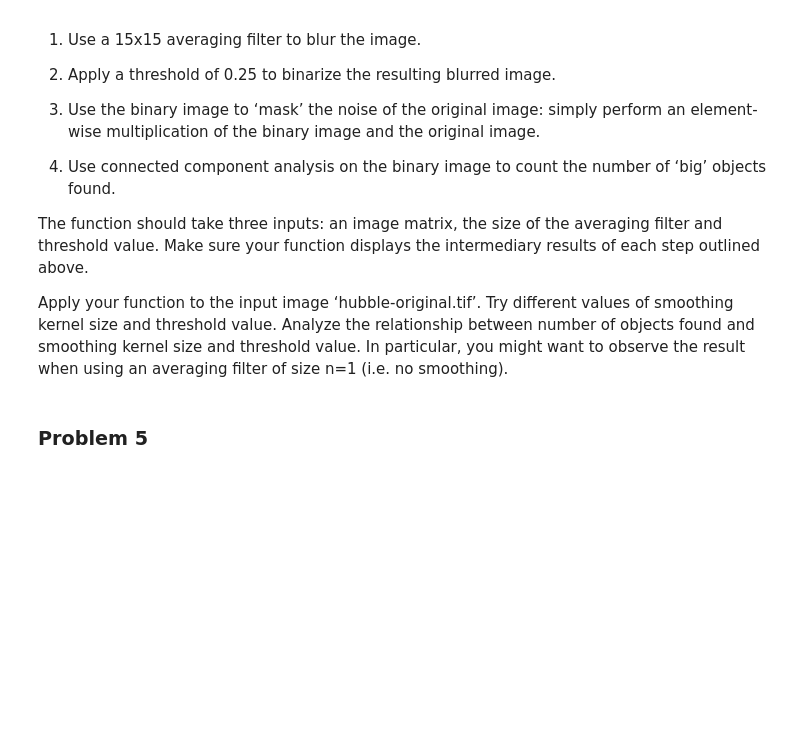
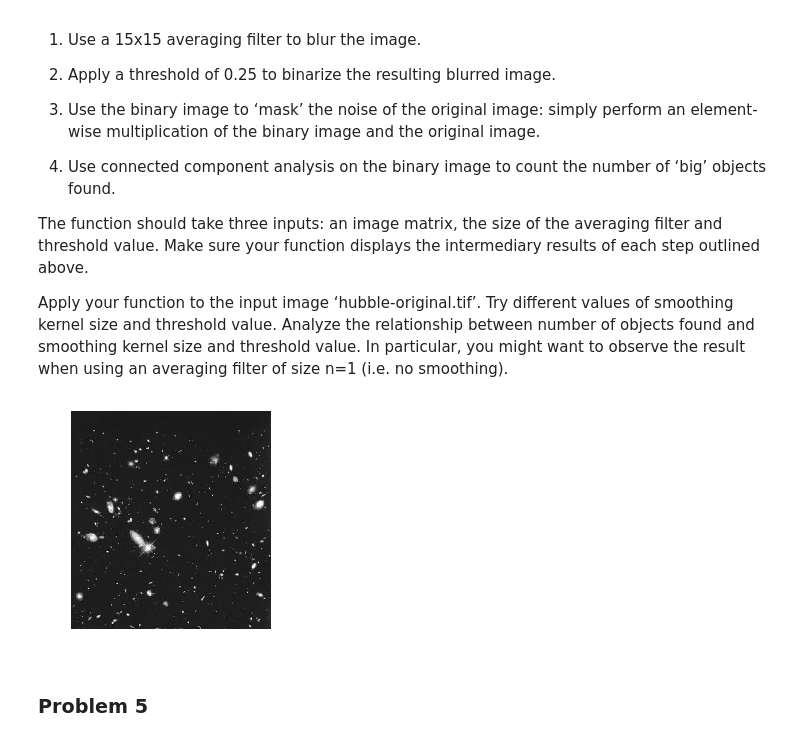
Before and after one commit to Jorgee1/Journey-to-PDI, a Jupyter notebook: Taller_5/problem_set_5.ipynb, the cells around one changed output. Saved outputs shown, nothing was run; the diff lists cells and outputs as text; code cells hidden in the pictures; blank space fills up the shorter version.

```diff
--- a/Taller_5/problem_set_5.ipynb
+++ b/Taller_5/problem_set_5.ipynb
@@ -62,6 +144,16 @@ Suppose that you are observing objects in the night sky. Suppose that only ‘bi
 The function should take three inputs: an image matrix, the size of the averaging filter and threshold value. Make sure your function displays the intermediary results of each step outlined above.
 
 Apply your function to the input image ‘hubble-original.tif’. Try different values of smoothing kernel size and threshold value. Analyze the relationship between number of objects found and smoothing kernel size and threshold value. In particular, you might want to observe the result when using an averaging filter of size n=1 (i.e. no smoothing).
+# %%
+img = files["img"]["hubble-original"].copy()
+plt.imshow(img, cmap="gray")
+plt.axis("off")
+plt.show()
+
+# Clean Up
+img=None
+# %% [output]
+[figure, added]
 # %% [markdown]
 ### Problem 5
 # %% [markdown]
```
Also changed, not shown: parts of 5 cells of this notebook.
